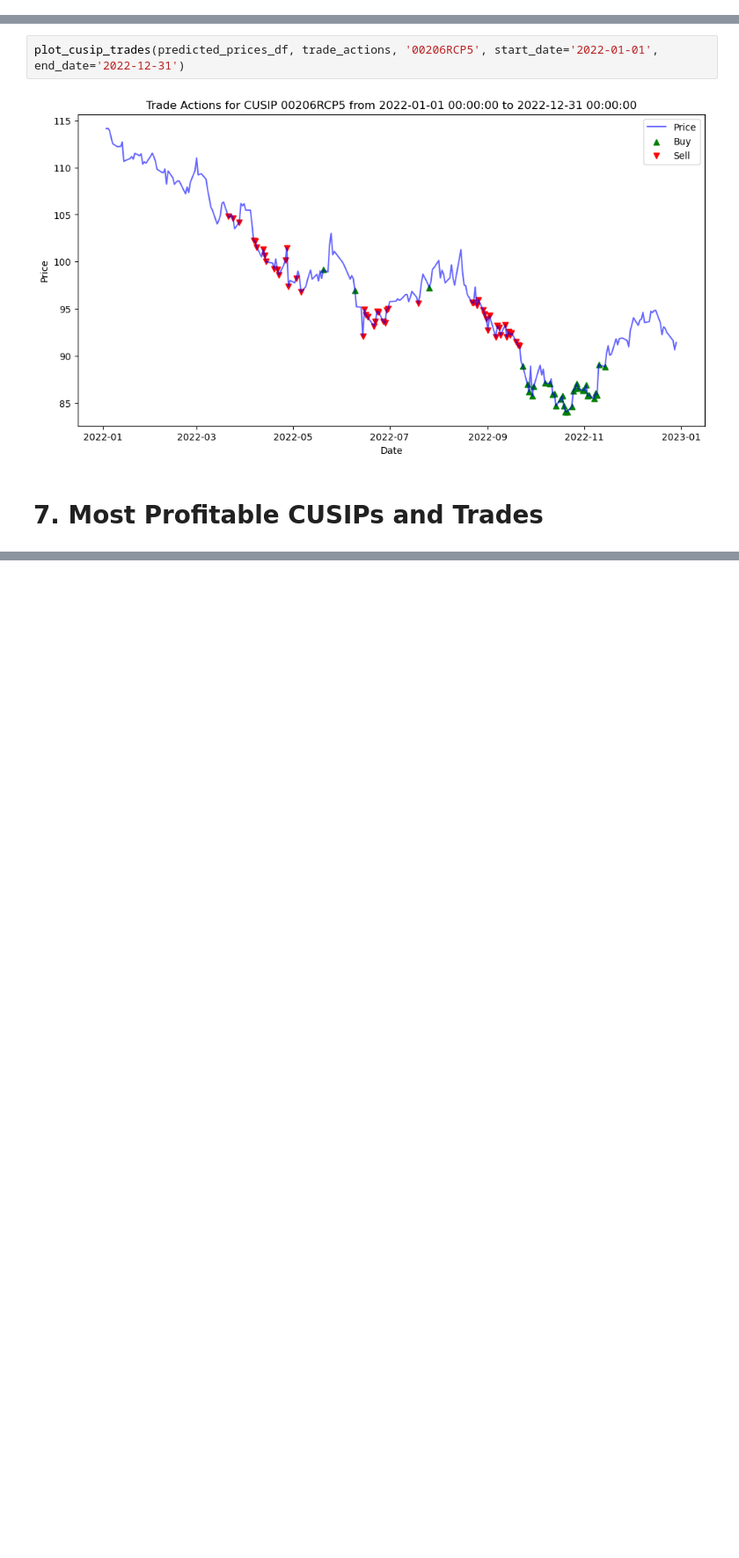
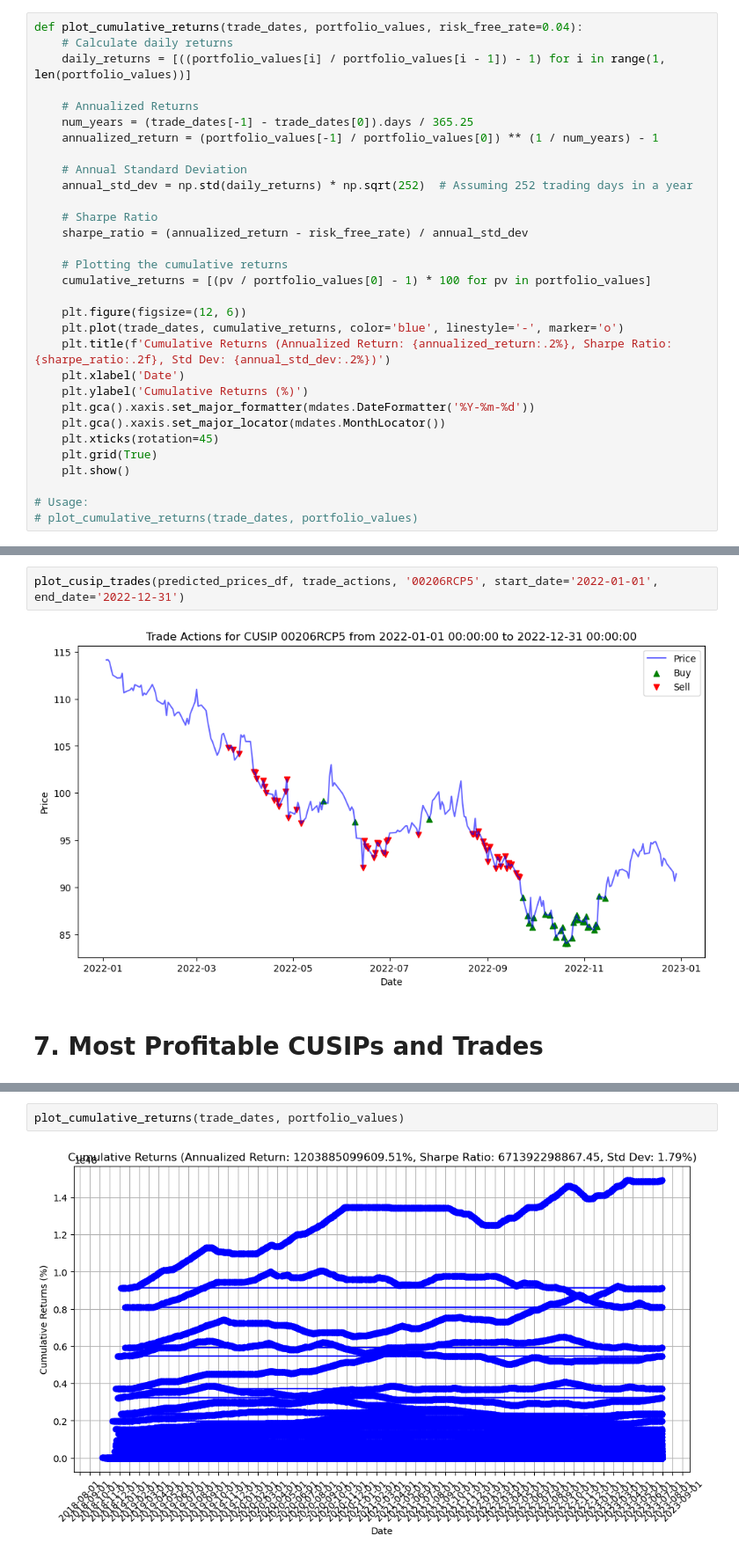
Before and after one commit to marisdaly1/FE800, a Jupyter notebook: FE 800 Fixed Income Electronic Trading Strategy and Visualization Final.ipynb, the cells around one changed output, grey strips where cells are left out. Shown at 88% size. Saved outputs shown, nothing was run; the diff lists cells and outputs as text; blank space fills up the shorter version.

```diff
--- a/FE 800 Fixed Income Electronic Trading Strategy and Visualization Final.ipynb
+++ b/FE 800 Fixed Income Electronic Trading Strategy and Visualization Final.ipynb
@@ -282,6 +452,37 @@ def plot_cumulative_returns(trade_dates, portfolio_values, cusip_to_plot, trade_
         plt.show()
     else:
         print(f"No trade data available for CUSIP {cusip_to_plot} in the specified time frame.")
+# %%
+def plot_cumulative_returns(trade_dates, portfolio_values, risk_free_rate=0.04):
+    # Calculate daily returns
+    daily_returns = [((portfolio_values[i] / portfolio_values[i - 1]) - 1) for i in range(1, len(portfolio_values))]
+
+    # Annualized Returns
+    num_years = (trade_dates[-1] - trade_dates[0]).days / 365.25
+    annualized_return = (portfolio_values[-1] / portfolio_values[0]) ** (1 / num_years) - 1
+
+    # Annual Standard Deviation
+    annual_std_dev = np.std(daily_returns) * np.sqrt(252)  # Assuming 252 trading days in a year
+
+    # Sharpe Ratio
+    sharpe_ratio = (annualized_return - risk_free_rate) / annual_std_dev
+
+    # Plotting the cumulative returns
+    cumulative_returns = [(pv / portfolio_values[0] - 1) * 100 for pv in portfolio_values]
+
+    plt.figure(figsize=(12, 6))
+    plt.plot(trade_dates, cumulative_returns, color='blue', linestyle='-', marker='o')
+    plt.title(f'Cumulative Returns (Annualized Return: {annualized_return:.2%}, Sharpe Ratio: {sharpe_ratio:.2f}, Std Dev: {annual_std_dev:.2%})')
+    plt.xlabel('Date')
+    plt.ylabel('Cumulative Returns (%)')
+    plt.gca().xaxis.set_major_formatter(mdates.DateFormatter('%Y-%m-%d'))
+    plt.gca().xaxis.set_major_locator(mdates.MonthLocator())
+    plt.xticks(rotation=45)
+    plt.grid(True)
+    plt.show()
+
+# Usage:
+# plot_cumulative_returns(trade_dates, portfolio_values)
 # %% [markdown]
 ## Plotting Cumulative Returns with Drawdown
 # %%
@@ -500,0 +785,4 @@ plot_cusip_trades(predicted_prices_df, trade_actions, '98978VAL7', start_date='2
+# %%
+plot_cumulative_returns(trade_dates, portfolio_values)
+# %% [output]
+[figure, added]
```
Also changed, not shown: parts of 19 cells of this notebook.
